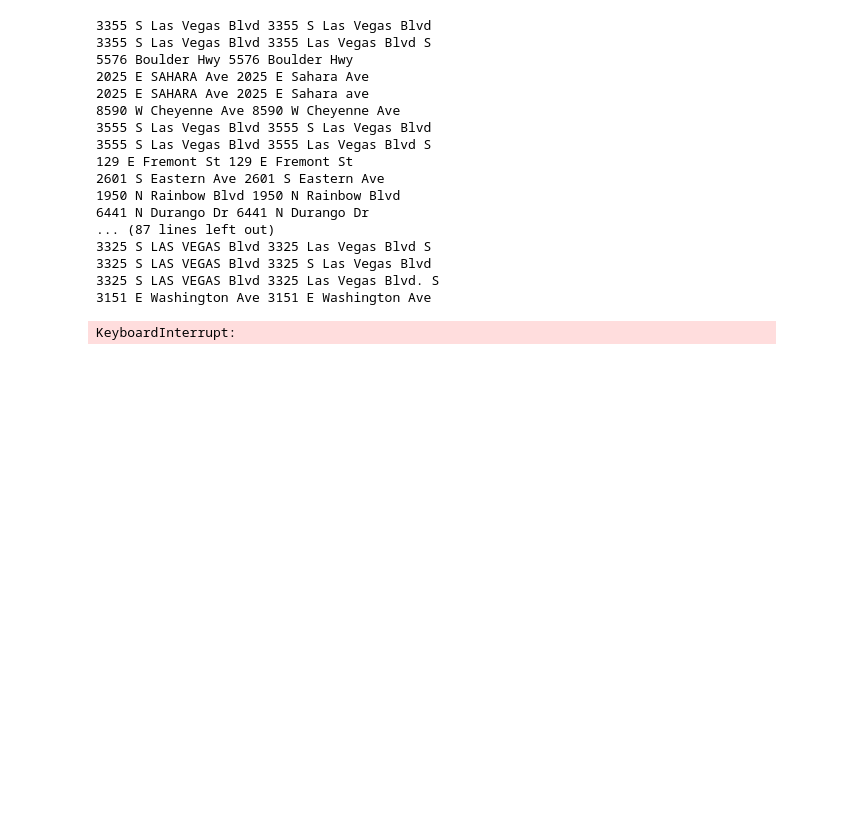
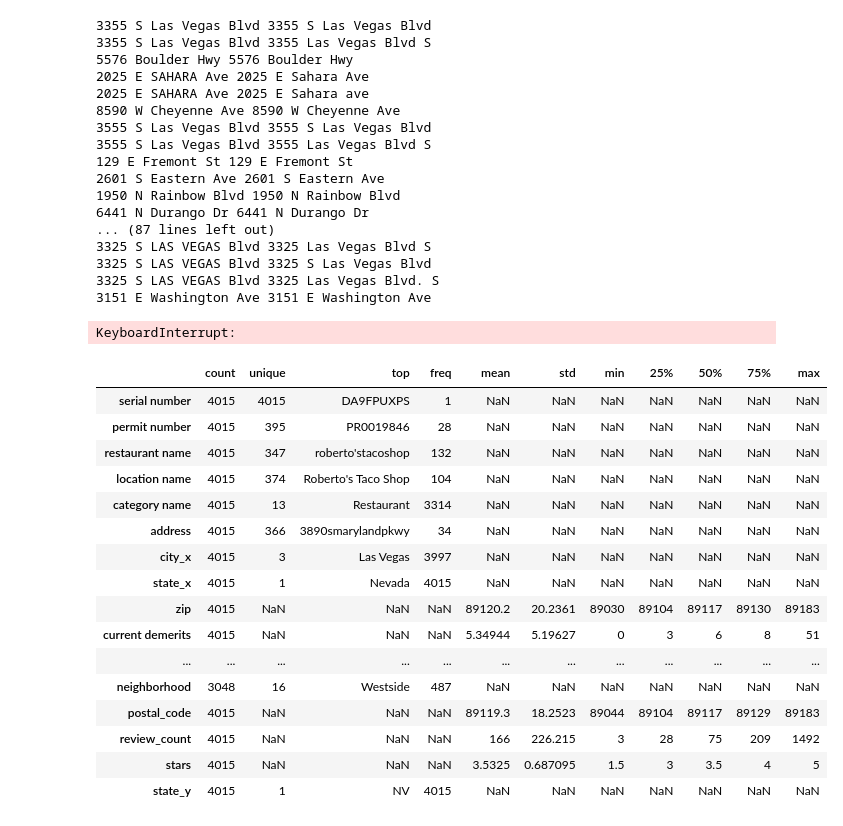
Before and after one commit to shreyasckdn/salsa_sauce, a Jupyter notebook: EDA_shr.ipynb, the cells around one changed output. Cells and saved outputs as stored; diff of their text form; code cells hidden in the pictures; blank space fills up the shorter version.

```diff
--- a/EDA_shr.ipynb
+++ b/EDA_shr.ipynb
@@ -312,3 +301,27 @@ for i in data_add:
 3325 S LAS VEGAS Blvd 3325 Las Vegas Blvd. S
 3151 E Washington Ave 3151 E Washington Ave
 KeyboardInterrupt:
+# %%
+import pandas as pd
+import numpy as np
+merged_data = pd.read_csv('../data/sanity_check.csv')
+# %%
+merged_data.describe(include='all').transpose()
+# %% [output]
+|  | count | unique | top | freq | mean | std | min | 25% | 50% | 75% | max |
+| serial number | 4015 | 4015 | DA9FPUXPS | 1 | NaN | NaN | NaN | NaN | NaN | NaN | NaN |
+| permit number | 4015 | 395 | PR0019846 | 28 | NaN | NaN | NaN | NaN | NaN | NaN | NaN |
+| restaurant name | 4015 | 347 | roberto'stacoshop | 132 | NaN | NaN | NaN | NaN | NaN | NaN | NaN |
+| location name | 4015 | 374 | Roberto's Taco Shop | 104 | NaN | NaN | NaN | NaN | NaN | NaN | NaN |
+| category name | 4015 | 13 | Restaurant | 3314 | NaN | NaN | NaN | NaN | NaN | NaN | NaN |
+| address | 4015 | 366 | 3890smarylandpkwy | 34 | NaN | NaN | NaN | NaN | NaN | NaN | NaN |
+| city_x | 4015 | 3 | Las Vegas | 3997 | NaN | NaN | NaN | NaN | NaN | NaN | NaN |
+| state_x | 4015 | 1 | Nevada | 4015 | NaN | NaN | NaN | NaN | NaN | NaN | NaN |
+| zip | 4015 | NaN | NaN | NaN | 89120.2 | 20.2361 | 89030 | 89104 | 89117 | 89130 | 89183 |
+| current demerits | 4015 | NaN | NaN | NaN | 5.34944 | 5.19627 | 0 | 3 | 6 | 8 | 51 |
+| ... | ... | ... | ... | ... | ... | ... | ... | ... | ... | ... | ... |
+| neighborhood | 3048 | 16 | Westside | 487 | NaN | NaN | NaN | NaN | NaN | NaN | NaN |
+| postal_code | 4015 | NaN | NaN | NaN | 89119.3 | 18.2523 | 89044 | 89104 | 89117 | 89129 | 89183 |
+| review_count | 4015 | NaN | NaN | NaN | 166 | 226.215 | 3 | 28 | 75 | 209 | 1492 |
+| stars | 4015 | NaN | NaN | NaN | 3.5325 | 0.687095 | 1.5 | 3 | 3.5 | 4 | 5 |
+| state_y | 4015 | 1 | NV | 4015 | NaN | NaN | NaN | NaN | NaN | NaN | NaN |
```
Also changed, not shown: parts of 33 cells of this notebook, 1 other file.
